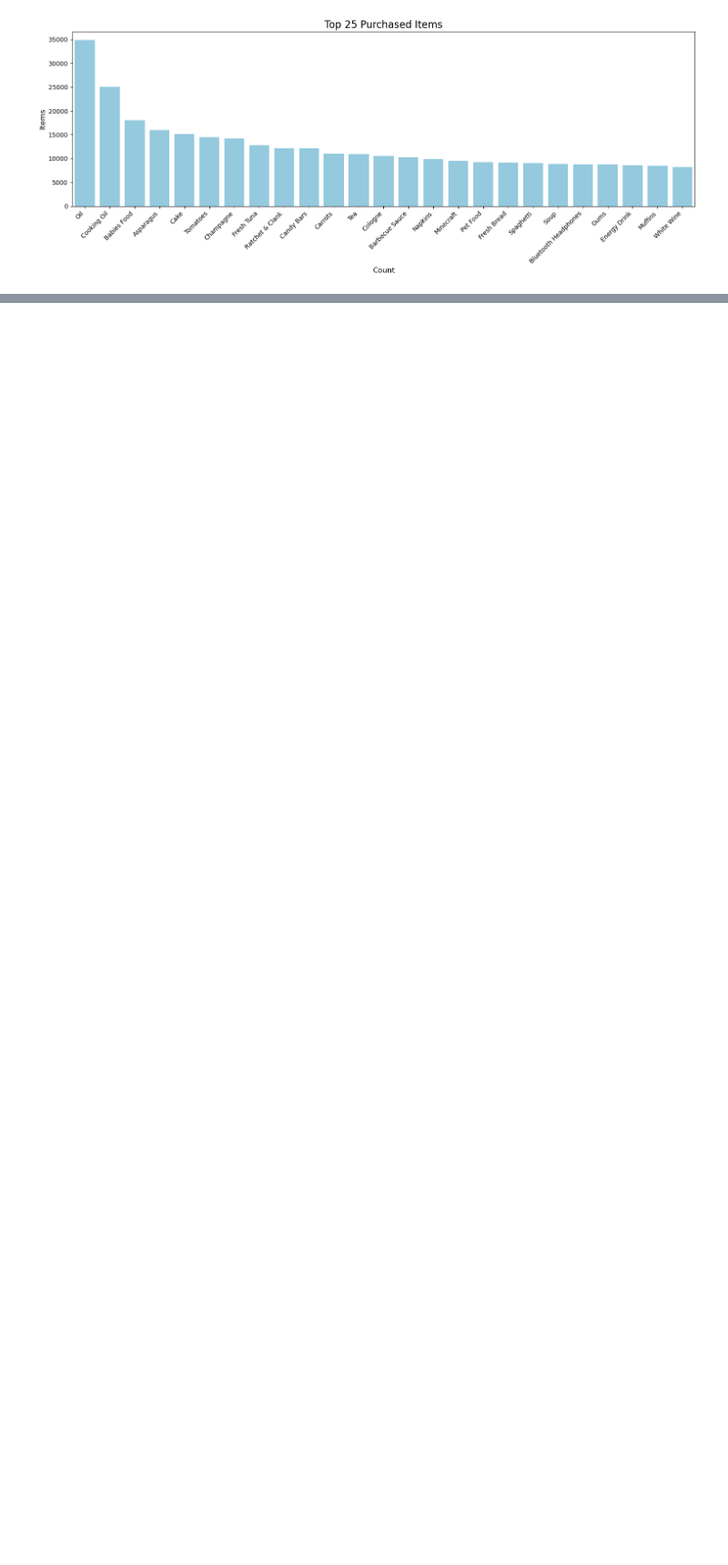
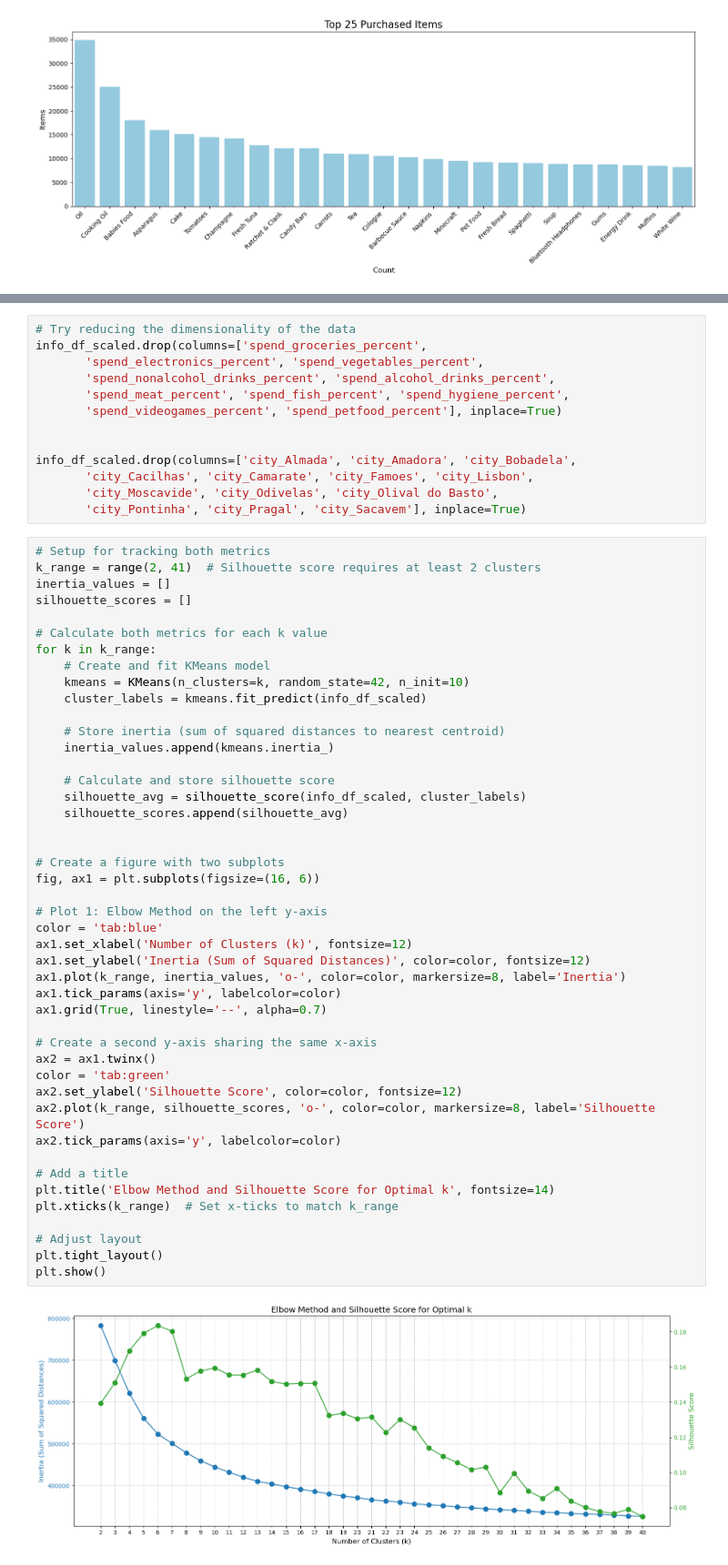
Before and after one commit to Yan-Sidoryk/Unsupervised-Customer-Segmentation, a Jupyter notebook: visualization.ipynb, the cells around one changed output, grey strips where cells are left out. Shown at 91% size. Saved outputs shown, nothing was run; the diff lists cells and outputs as text; blank space fills up the shorter version.

Commit message:
added kmean

```diff
--- a/visualization.ipynb
+++ b/visualization.ipynb
@@ -397,0 +524,60 @@ plt.show()
+# %%
+# Try reducing the dimensionality of the data
+info_df_scaled.drop(columns=['spend_groceries_percent',
+       'spend_electronics_percent', 'spend_vegetables_percent',
+       'spend_nonalcohol_drinks_percent', 'spend_alcohol_drinks_percent',
+       'spend_meat_percent', 'spend_fish_percent', 'spend_hygiene_percent',
+       'spend_videogames_percent', 'spend_petfood_percent'], inplace=True)
+
+
+info_df_scaled.drop(columns=['city_Almada', 'city_Amadora', 'city_Bobadela',
+       'city_Cacilhas', 'city_Camarate', 'city_Famoes', 'city_Lisbon',
+       'city_Moscavide', 'city_Odivelas', 'city_Olival do Basto',
+       'city_Pontinha', 'city_Pragal', 'city_Sacavem'], inplace=True)
+# %%
+# Setup for tracking both metrics
+k_range = range(2, 41)  # Silhouette score requires at least 2 clusters
+inertia_values = []
+silhouette_scores = []
+
+# Calculate both metrics for each k value
+for k in k_range:
+    # Create and fit KMeans model
+    kmeans = KMeans(n_clusters=k, random_state=42, n_init=10)
+    cluster_labels = kmeans.fit_predict(info_df_scaled)
+
+    # Store inertia (sum of squared distances to nearest centroid)
+    inertia_values.append(kmeans.inertia_)
+
+    # Calculate and store silhouette score
+    silhouette_avg = silhouette_score(info_df_scaled, cluster_labels)
+    silhouette_scores.append(silhouette_avg)
+
+
+# Create a figure with two subplots
+fig, ax1 = plt.subplots(figsize=(16, 6))
+
+# Plot 1: Elbow Method on the left y-axis
+color = 'tab:blue'
+ax1.set_xlabel('Number of Clusters (k)', fontsize=12)
+ax1.set_ylabel('Inertia (Sum of Squared Distances)', color=color, fontsize=12)
+ax1.plot(k_range, inertia_values, 'o-', color=color, markersize=8, label='Inertia')
+ax1.tick_params(axis='y', labelcolor=color)
+ax1.grid(True, linestyle='--', alpha=0.7)
+
+# Create a second y-axis sharing the same x-axis
+ax2 = ax1.twinx()
+color = 'tab:green'
+ax2.set_ylabel('Silhouette Score', color=color, fontsize=12)
+ax2.plot(k_range, silhouette_scores, 'o-', color=color, markersize=8, label='Silhouette Score')
+ax2.tick_params(axis='y', labelcolor=color)
+
+# Add a title
+plt.title('Elbow Method and Silhouette Score for Optimal k', fontsize=14)
+plt.xticks(k_range)  # Set x-ticks to match k_range
+
+# Adjust layout
+plt.tight_layout()
+plt.show()
+# %% [output]
+[figure, added]
```
Also changed, not shown: parts of 13 cells of this notebook, 1 other file.
